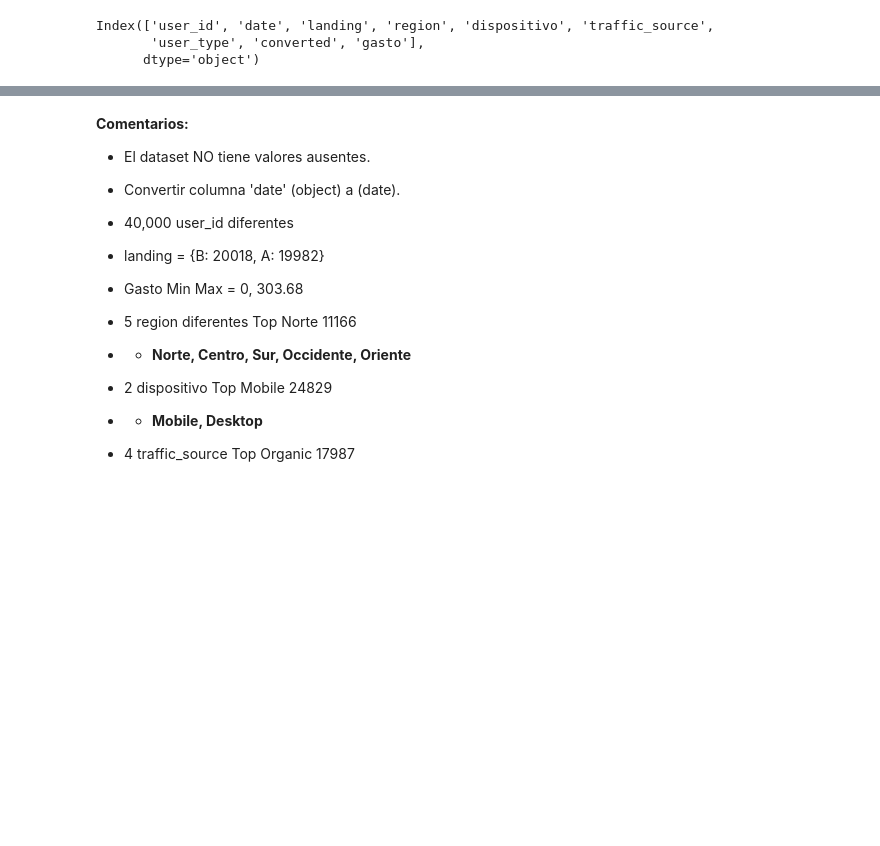
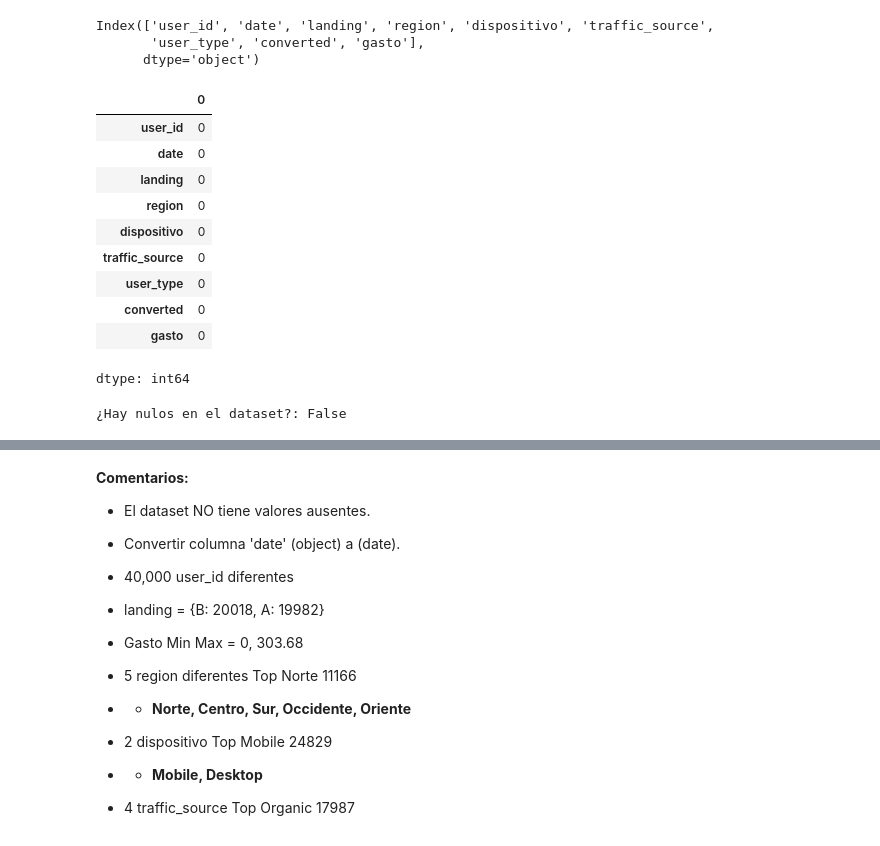
Before and after one commit to FithoGerardo/ab_experiment_landing_page, a Jupyter notebook: notebooks/ab_experiment_landing_page-gerardo_olmedo.ipynb, the cells around one changed output, grey strips where cells are left out. Saved outputs shown, nothing was run; the diff lists cells and outputs as text; code cells hidden in the pictures; blank space fills up the shorter version.

```diff
--- a/notebooks/ab_experiment_landing_page-gerardo_olmedo.ipynb
+++ b/notebooks/ab_experiment_landing_page-gerardo_olmedo.ipynb
@@ -99,3 +130,22 @@ col_date = ['date']
 Index(['user_id', 'date', 'landing', 'region', 'dispositivo', 'traffic_source',
        'user_type', 'converted', 'gasto'],
       dtype='object')
+# %%
+# Conteo de nulos por columna
+display(dfc.isnull().sum())
+
+# Validación global
+print("¿Hay nulos en el dataset?:", dfc.isnull().values.any())
+# %% [output]
+|  | 0 |
+| user_id | 0 |
+| date | 0 |
+| landing | 0 |
+| region | 0 |
+| dispositivo | 0 |
+| traffic_source | 0 |
+| user_type | 0 |
+| converted | 0 |
+| gasto | 0 |
+dtype: int64
+¿Hay nulos en el dataset?: False
```
Also changed, not shown: parts of 5 cells of this notebook.
